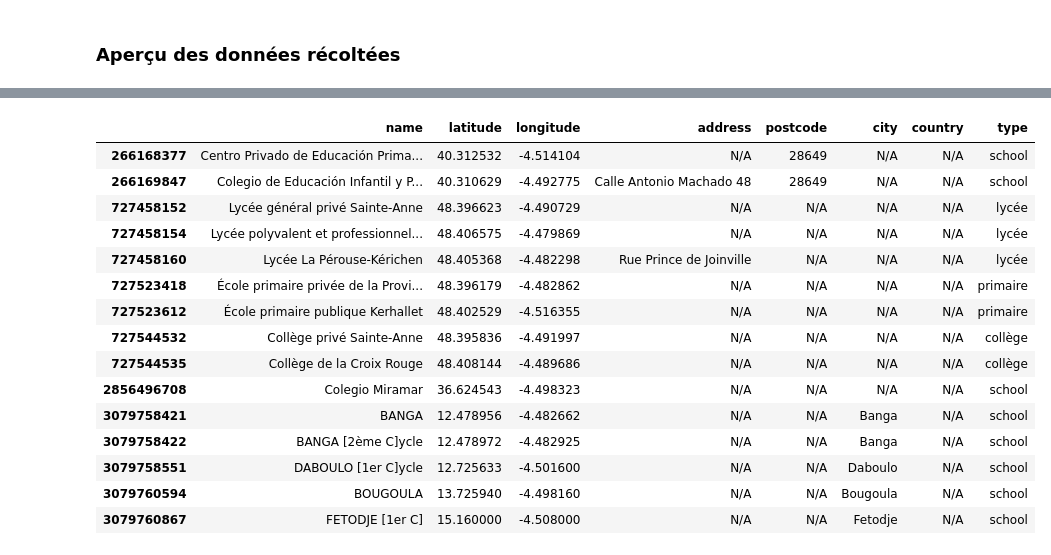
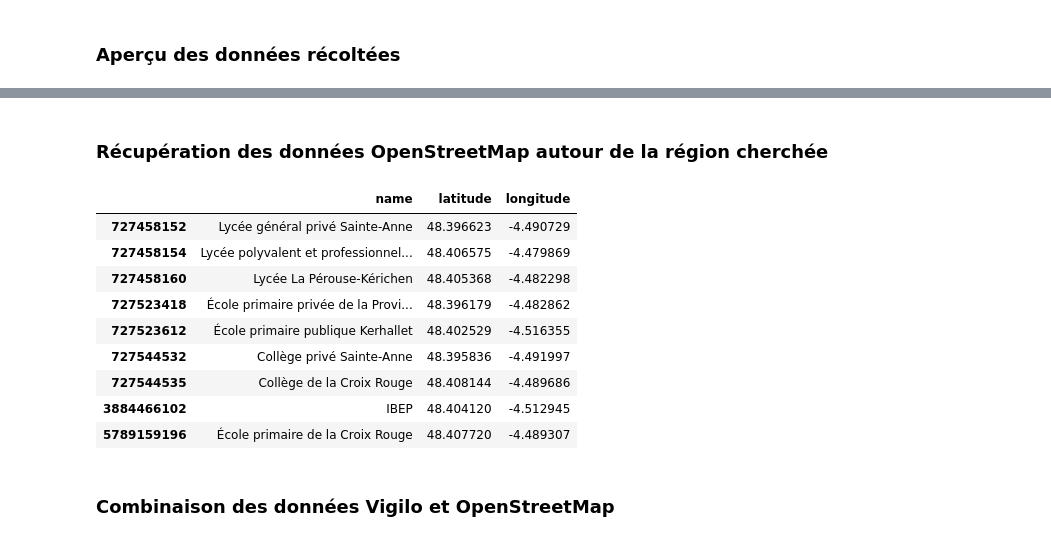
Before and after one commit to chenry02/vigilo-notebooks-bapav, a Jupyter notebook: vigilo2024/data_collection/data_collection.ipynb, the cells around one changed output, grey strips where cells are left out. Cells and saved outputs as stored; diff of their text form; code cells hidden in the pictures.

```diff
--- a/vigilo2024/data_collection/data_collection.ipynb
+++ b/vigilo2024/data_collection/data_collection.ipynb
@@ -226,6 +226,8 @@ df.head(10)
 | 303 | FAA931F6 | 48.403994371926466 | -4.497075453400612 | Professeur Langevin, Brest | absence de bande cyclable. | Il n'y a pas d'aménagements cycla... | 1665132240 | 0 | 0 | ... |
 | 304 | 6A2F06A8 | 48.404106330111496 | -4.4963472336530685 | Joseph le Borgne, Brest | Aménagements prévus ? | Rue actuellement en travaux. L'ar... | 1665132240 | 0 | 0 | ... |
 | 333 | DFE92076 | 48.40029518976901 | -4.480251954523882 | Rue Paul Masson, Brest | Manque un passage piéton |  | 1662741480 | 0 | 0 | ... |
+# %% [markdown]
+### Récupération des données OpenStreetMap autour de la région cherchée
 # %%
 # Trier les données en fonction de leur coordonnées GPS, si elles sont dans la boîte de recherche autour du point d'intérêt
 def fetch_poi_data(bbox, poi_name, poi_dict):
@@ -244,62 +246,54 @@ def fetch_poi_data(bbox, poi_name, poi_dict):
     # Construct the query using the formatted bbox and poi_tag
     query = f"""
     [out:json];
     (
         node[{formatted_poi_tag}](bbox:{formatted_bbox});
         way[{formatted_poi_tag}](bbox:{formatted_bbox});
         rel[{formatted_poi_tag}](bbox:{formatted_bbox});
     );
     out center;
     """
 
     # Send the request to the Overpass API
     response = requests.get(url, params={'data': query})
     response.raise_for_status()  # Raises an HTTPError for bad responses
     return response.json()
 
 def process_poi_data(json_data):
     # Initialize a dictionary to hold all POIs
     poi_dict = {}
 
     # Go through each element in the JSON data
     for element in json_data['elements']:
         # Check if the element is a node and has the required 'tags'
         if element['type'] == 'node' and 'tags' in element and 'amenity' in element['tags']:
-            # Use the node ID as the key for the main dictionary
-            poi_id = element['id']
-            # Create a dictionary for this particular POI
-            poi_info = {
-                'name': element['tags'].get('name', 'Unknown'),
-                'latitude': element['lat'],
-                'longitude': element['lon'],
-                'address': element['tags'].get('addr:street', 'N/A') + ' ' + element['tags'].get('addr:housenumber', ''),
-                'postcode': element['tags'].get('addr:postcode', 'N/A'),
-                'city': element['tags'].get('addr:city', 'N/A'),
-                'country': element['tags'].get('addr:country', 'N/A'),
-                'type': element['tags'].get('school:FR', element['tags'].get('amenity', 'N/A'))
-            }
-            # Add this POI's information to the main dictionary
-            poi_dict[poi_id] = poi_info
-
+                #Filter if the lat and lon are in the bbox again
+                if bbox[0] <= element['lat'] <= bbox[2] and bbox[1] <= element['lon'] <= bbox[3]:
+                    # Use the node ID as the key for the main dictionary
+                    poi_id = element['id']
+                    # Create a dictionary for this particular POI
+                    poi_info = {
+                        'name': element['tags'].get('name', 'Unknown'),
+                        'latitude': element['lat'],
+                        'longitude': element['lon'],
+                    }
+                    # Add this POI's information to the main dictionary
+                    poi_dict[poi_id] = poi_info
     return poi_dict
 
 pois = process_poi_data(fetch_poi_data(bbox, poi_name, poi_dict))
 df_poi = pd.DataFrame.from_dict(pois, orient='index')
 df_poi.head(15)
 # %% [output]
-|  | name | latitude | longitude | address | postcode | city | country | type |
-| 266168377 | Centro Privado de Educación Prima... | 40.312532 | -4.514104 | N/A | 28649 | N/A | N/A | school |
-| 266169847 | Colegio de Educación Infantil y P... | 40.310629 | -4.492775 | Calle Antonio Machado 48 | 28649 | N/A | N/A | school |
-| 727458152 | Lycée général privé Sainte-Anne | 48.396623 | -4.490729 | N/A | N/A | N/A | N/A | lycée |
-| 727458154 | Lycée polyvalent et professionnel... | 48.406575 | -4.479869 | N/A | N/A | N/A | N/A | lycée |
-| 727458160 | Lycée La Pérouse-Kérichen | 48.405368 | -4.482298 | Rue Prince de Joinville | N/A | N/A | N/A | lycée |
-| 727523418 | École primaire privée de la Provi... | 48.396179 | -4.482862 | N/A | N/A | N/A | N/A | primaire |
-| 727523612 | École primaire publique Kerhallet | 48.402529 | -4.516355 | N/A | N/A | N/A | N/A | primaire |
-| 727544532 | Collège privé Sainte-Anne | 48.395836 | -4.491997 | N/A | N/A | N/A | N/A | collège |
-| 727544535 | Collège de la Croix Rouge | 48.408144 | -4.489686 | N/A | N/A | N/A | N/A | collège |
-| 2856496708 | Colegio Miramar | 36.624543 | -4.498323 | N/A | N/A | N/A | N/A | school |
-| 3079758421 | BANGA | 12.478956 | -4.482662 | N/A | N/A | Banga | N/A | school |
-| 3079758422 | BANGA [2ème C]ycle | 12.478972 | -4.482925 | N/A | N/A | Banga | N/A | school |
-| 3079758551 | DABOULO [1er C]ycle | 12.725633 | -4.501600 | N/A | N/A | Daboulo | N/A | school |
-| 3079760594 | BOUGOULA | 13.725940 | -4.498160 | N/A | N/A | Bougoula | N/A | school |
-| 3079760867 | FETODJE [1er C] | 15.160000 | -4.508000 | N/A | N/A | Fetodje | N/A | school |
+|  | name | latitude | longitude |
+| 727458152 | Lycée général privé Sainte-Anne | 48.396623 | -4.490729 |
+| 727458154 | Lycée polyvalent et professionnel... | 48.406575 | -4.479869 |
+| 727458160 | Lycée La Pérouse-Kérichen | 48.405368 | -4.482298 |
+| 727523418 | École primaire privée de la Provi... | 48.396179 | -4.482862 |
+| 727523612 | École primaire publique Kerhallet | 48.402529 | -4.516355 |
+| 727544532 | Collège privé Sainte-Anne | 48.395836 | -4.491997 |
+| 727544535 | Collège de la Croix Rouge | 48.408144 | -4.489686 |
+| 3884466102 | IBEP | 48.404120 | -4.512945 |
+| 5789159196 | École primaire de la Croix Rouge | 48.407720 | -4.489307 |
+# %% [markdown]
+### Combinaison des données Vigilo et OpenStreetMap
```
Also changed, not shown: parts of 1 cell of this notebook.
